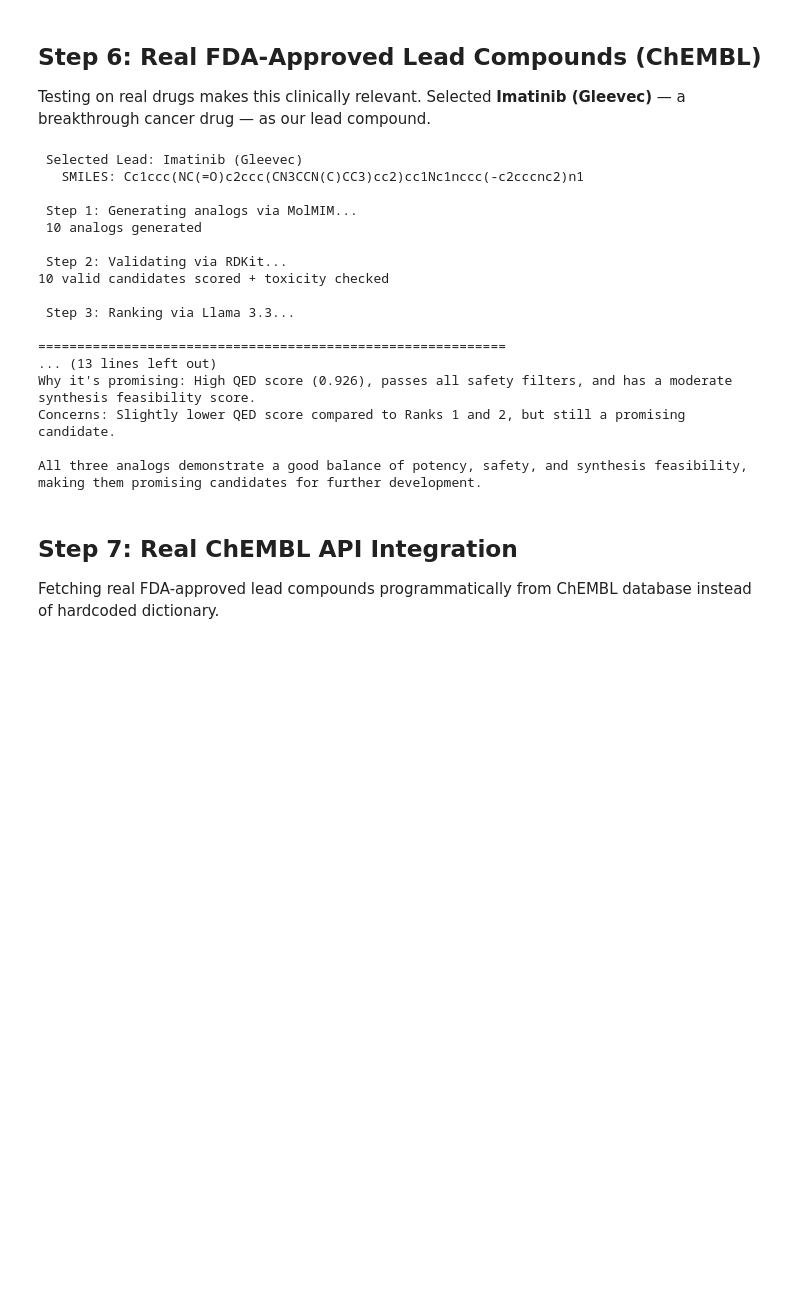
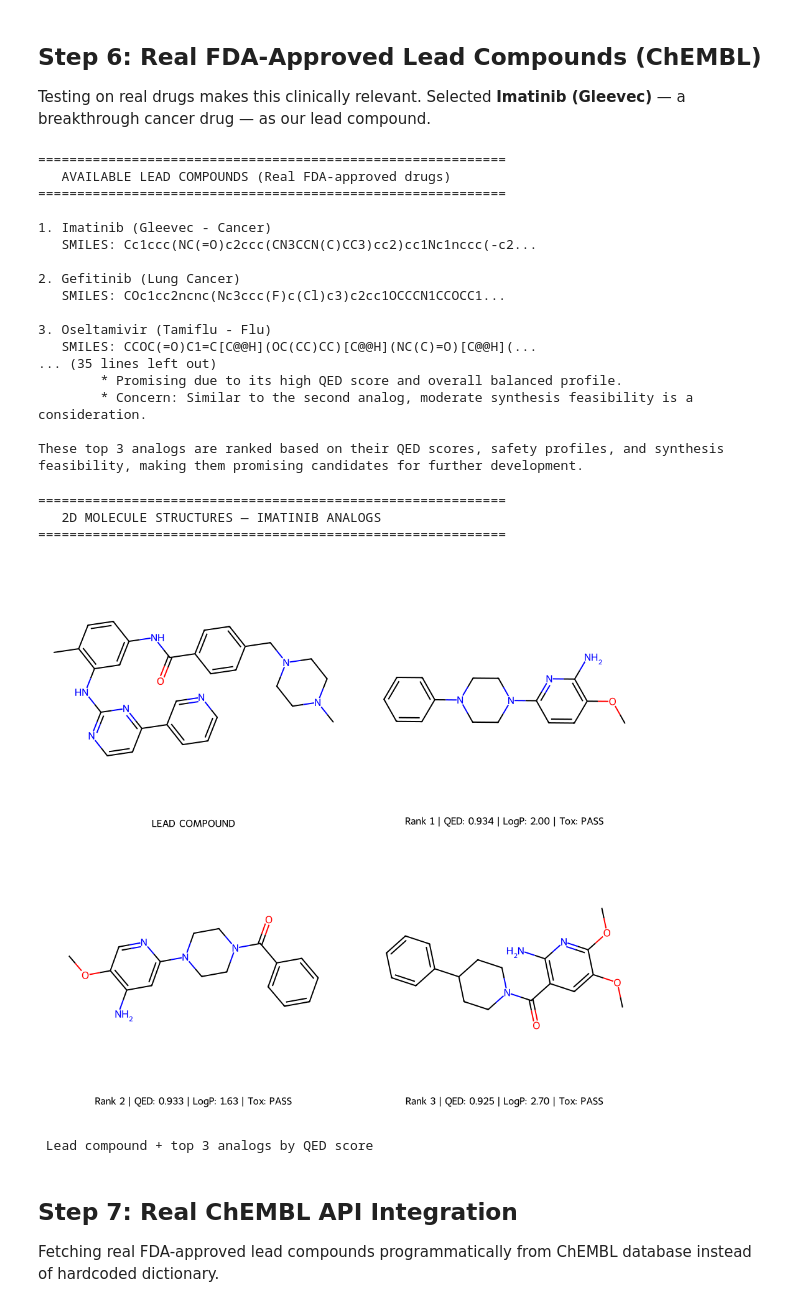
Before and after one commit to bhavana-sreenivasan/molecule-ideation-assistant, a Jupyter notebook: DRUG-IDEATION.ipynb, the cells around one changed output. Drawn from its saved outputs; the diff is of its cells as text; code cells hidden in the pictures; blank space fills up the shorter version.

```diff
--- a/DRUG-IDEATION.ipynb
+++ b/DRUG-IDEATION.ipynb
@@ -317,7 +455,7 @@ from rdkit.Chem import Descriptors
 from rdkit.Chem.FilterCatalog import FilterCatalog, FilterCatalogParams
 
 # ============================================
-# REAL DRUG LEADS FROM CHEMBL (moved from cell 8FerZxnZC-rW)
+# REAL DRUG LEADS FROM CHEMBL
 # ============================================
 drugs = {
     "Imatinib (Gleevec - Cancer)":     "Cc1ccc(NC(=O)c2ccc(CN3CCN(C)CC3)cc2)cc1Nc1nccc(-c2cccnc2)n1",
@@ -326,9 +464,17 @@ drugs = {
     "Metformin (Diabetes)":             "CN(C)C(=N)NC(N)=N",
     "Ciprofloxacin (Antibiotic)":       "O=C(O)c1cn(C2CC2)c2cc(N3CCNCC3)c(F)cc2c1=O"
 }
+print("=" * 60)
+print("   AVAILABLE LEAD COMPOUNDS (Real FDA-approved drugs)")
+print("=" * 60)
+for i, (name, smi) in enumerate(drugs.items()):
+    print(f"\n{i+1}. {name}")
+    print(f"   SMILES: {smi[:50]}...")
+
+print("\n" + "=" * 60)
 
 # ============================================
-# RDKit PAINS Toxicity Screening (moved from cell Hp4nUUJZhW43)
+# RDKit PAINS Toxicity Screening
 # ============================================
 def check_toxicity_pains(smiles):
     """
@@ -381,9 +527,8 @@ def check_toxicity_pains(smiles):
         "overall":           overall
     }
 
-
 # ============================================
-# UPGRADED FULL PIPELINE WITH PAINS TOXICITY (moved rank_with_llama_v2 from DiKM0RzOiA82)
+# UPGRADED FULL PIPELINE WITH PAINS TOXICITY
 # ============================================
 def rank_with_llama_v2(lead_smiles, candidates):
     url = "https://integrate.api.nvidia.com/v1/chat/completions"
@@ -422,48 +567,54 @@ print(f"   SMILES: {lead}\n")
 
 print(" Step 1: Generating analogs via MolMIM...")
 result = generate_analogs(lead, num_samples=10)
-# Corrected: Parse JSON string and use 'sample' key
 smiles_list = [item["sample"] for item in json.loads(result["molecules"])]
 print(f" {len(smiles_list)} analogs generated")
 
-print("\n Step 2: Validating via RDKit...")
+print("\n Step 2: Validating via RDKit + PAINS...")
 scored = validate_and_score(smiles_list)
-
-# Add PAINS toxicity to each candidate (Added this step)
 for candidate in scored:
     tox = check_toxicity_pains(candidate['smiles'])
     candidate['PAINS']             = tox['PAINS']
     candidate['hERG']              = tox['hERG proxy']
-    candidate['structural_alerts'] = tox['Structural alerts']
+    candidate['structural_alerts'] = tox['Structural alerts'] # Corrected key name
     candidate['tox_overall']       = tox['overall']
-
-print(f"{len(scored)} valid candidates scored + toxicity checked")
+print(f" {len(scored)} candidates scored + toxicity checked")
 
 print("\n Step 3: Ranking via Llama 3.3...")
 explanation = rank_with_llama_v2(lead, scored)
-
 print("\n" + "=" * 60)
 print("   FINAL RANKED OUTPUT — IMATINIB ANALOGS")
 print("=" * 60)
 print(explanation)
 # %% [output]
- Selected Lead: Imatinib (Gleevec)
-   SMILES: Cc1ccc(NC(=O)c2ccc(CN3CCN(C)CC3)cc2)cc1Nc1nccc(-c2cccnc2)n1
+============================================================
+   AVAILABLE LEAD COMPOUNDS (Real FDA-approved drugs)
+============================================================
 
- Step 1: Generating analogs via MolMIM...
- 10 analogs generated
+1. Imatinib (Gleevec - Cancer)
+   SMILES: Cc1ccc(NC(=O)c2ccc(CN3CCN(C)CC3)cc2)cc1Nc1nccc(-c2...
 
- Step 2: Validating via RDKit...
-10 valid candidates scored + toxicity checked
+2. Gefitinib (Lung Cancer)
+   SMILES: COc1cc2ncnc(Nc3ccc(F)c(Cl)c3)c2cc1OCCCN1CCOCC1...
 
- Step 3: Ranking via Llama 3.3...
+3. Oseltamivir (Tamiflu - Flu)
+   SMILES: CCOC(=O)C1=C[C@@H](OC(CC)CC)[C@@H](NC(C)=O)[C@@H](...
+... (35 lines left out)
+        * Promising due to its high QED score and overall balanced profile.
+        * Concern: Similar to the second analog, moderate synthesis feasibility is a consideration.
 
-============================================================
-... (13 lines left out)
-Why it's promising: High QED score (0.926), passes all safety filters, and has a moderate synthesis feasibility score.
-Concerns: Slightly lower QED score compared to Ranks 1 and 2, but still a promising candidate.
-
-All three analogs demonstrate a good balance of potency, safety, and synthesis feasibility, making them promising candidates for further development.
+These top 3 analogs are ranked based on their QED scores, safety profiles, and synthesis feasibility, making them promising candidates for further development.
+# %%
+print("=" * 60)
+print("   2D MOLECULE STRUCTURES — IMATINIB ANALOGS")
+print("=" * 60)
+visualize_molecules(lead, scored)
+# %% [output]
+============================================================
+   2D MOLECULE STRUCTURES — IMATINIB ANALOGS
+============================================================
+[figure, added]
+ Lead compound + top 3 analogs by QED score
 # %% [markdown]
 ## Step 7: Real ChEMBL API Integration
 Fetching real FDA-approved lead compounds programmatically from ChEMBL database instead of hardcoded dictionary.
```
Also changed, not shown: parts of 17 cells of this notebook.
